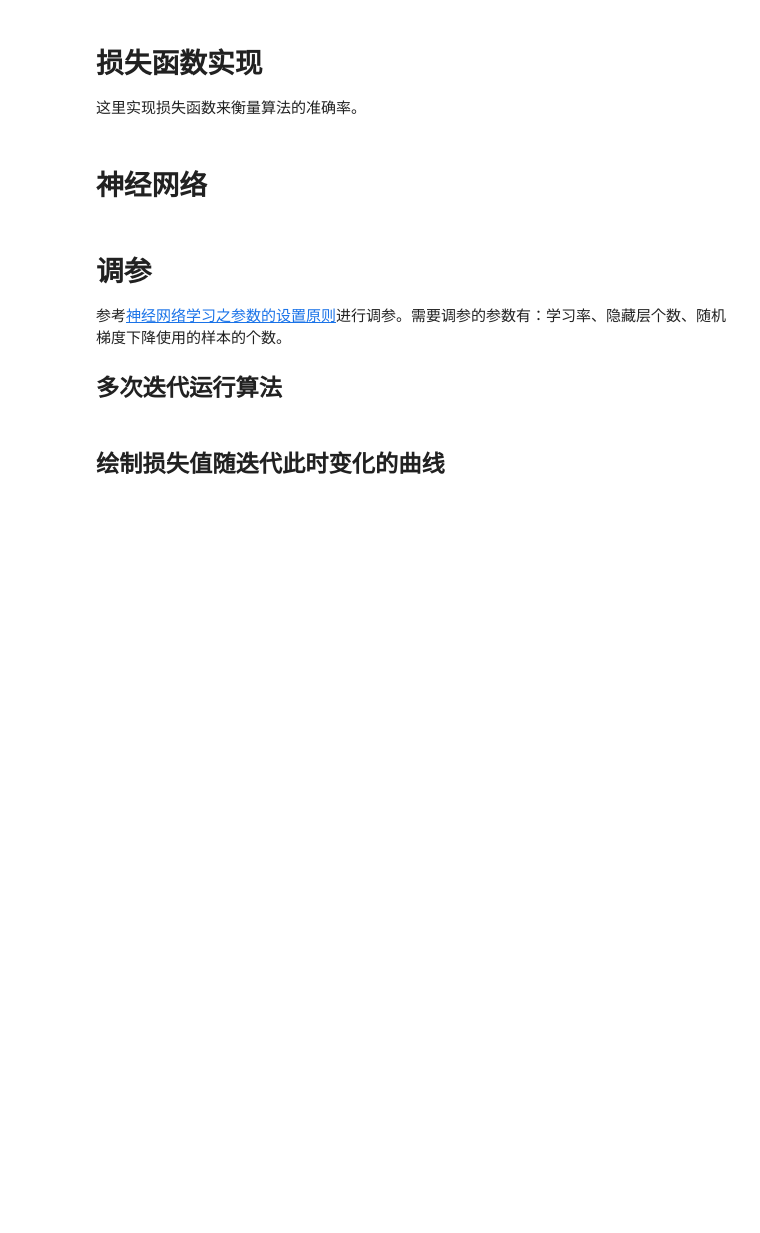
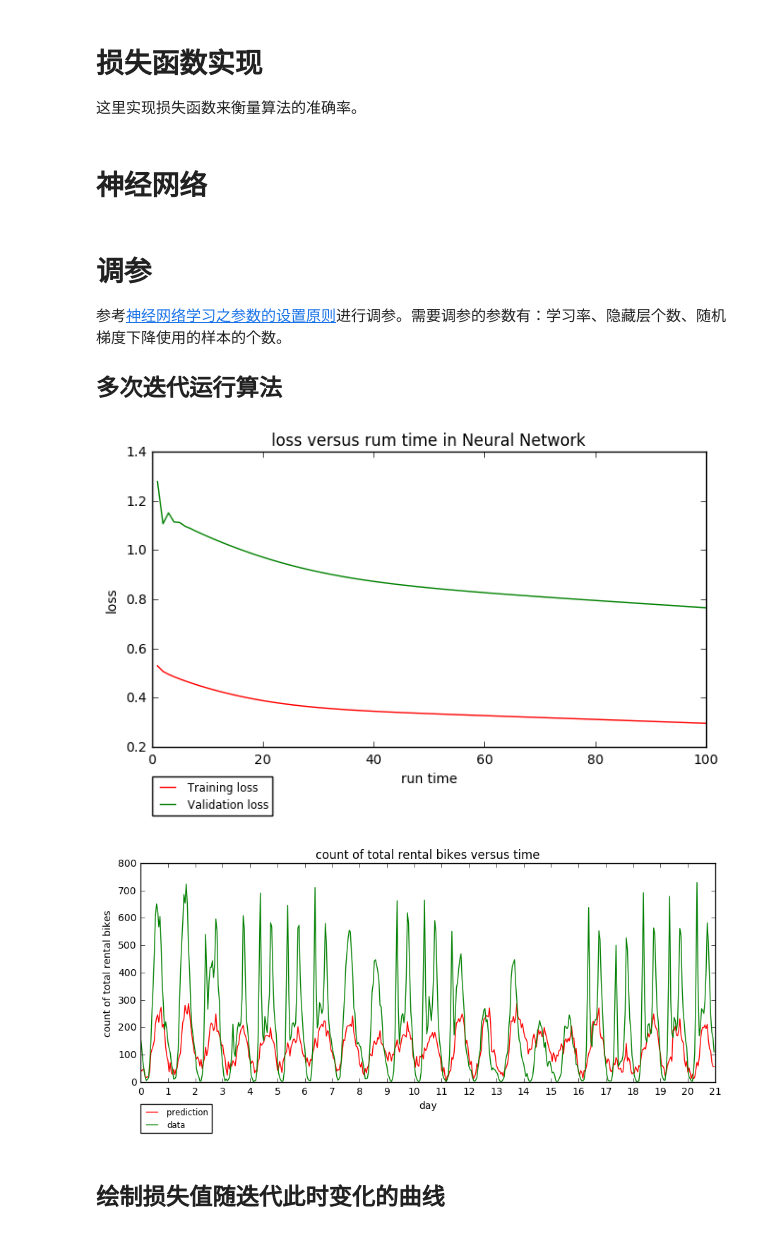
Before and after one commit to linzch3/Open-Course-Learning, a Jupyter notebook: A04.Artificial Intelligence - SYSU - RYH/Project/regression/Regression - BPNN - step 1 - use normalized data.ipynb, the cells around one changed output. Saved outputs shown, nothing was run; the diff lists cells and outputs as text; code cells hidden in the pictures; blank space fills up the shorter version.

```diff
--- a/A04.Artificial Intelligence - SYSU - RYH/Project/regression/Regression - BPNN - step 1 - use normalized data.ipynb
+++ b/A04.Artificial Intelligence - SYSU - RYH/Project/regression/Regression - BPNN - step 1 - use normalized data.ipynb
@@ -60,0 +65,6 @@ pd.concat([DF(trainSetLabel).describe(), DF(validateSetLabel).describe()], axis=
+# %%
+num = 21*24 # 数据个数
+last21Days_range = np.arange(num) #样本范围
+last21Days_features, last21Days_labels_origin = validateSet[-num:], validateSetLabel[-num:]
+
+last21Days_labels_origin.shape, last21Days_range.shape
@@ -192,27 +179,39 @@ assert(np.allclose(predict_test, labels_test))
 ## 多次迭代运行算法
 # %%
 ### 需调参的参数 ###
-learning_rate = 0.4
-n_hidden = 8
+learning_rate = 0.3
+n_hidden = 15
 SGD_batch_size = -1
 ### 不需调参的参数 ###
 n_output = 1
 n_input = trainSet.shape[1]
 
 network = NeuralNetwork(n_input, n_hidden, n_output, learning_rate, SGD_batch_size)
 
-runTime = 300
+runTime = 100
 testRange = range(1, runTime+1)
 trainLosses, validationLosses = np.zeros(runTime), np.zeros(runTime)
 for i in tnrange(runTime):
     #使用数据训练算法
     network.fit(trainSet, trainSetLabel)
     #得到算法对 训练集 和 验证集 的预测标签
     trainPredictLabel = network.apply(trainSet).T
     validPredictLabel = network.apply(validateSet).T
     #计算 损失值 并 保存 损失值结果
     trainLosses[i] = calcLoss(trainPredictLabel, trainSetLabel)
     validationLosses[i] = calcLoss(validPredictLabel, validateSetLabel)
+
+show_loss_fig(testRange, trainLosses, validationLosses)
+#使用算法进行预测
+last21Days_predicts = network.apply(last21Days_features)
+#还原归一化后的数据
+last21Days_predicts = (last21Days_predicts.flatten()*std_of_cnt + mean_of_cnt).astype('int64')
+last21Days_labels = (last21Days_labels_origin.flatten()*std_of_cnt + mean_of_cnt).astype('int64')
+
+show_last21Days_fig(last21Days_range, last21Days_predicts, last21Days_labels)
+# %% [output]
+[figure, added]
+[figure, added]
 # %% [markdown]
 ## 绘制损失值随迭代此时变化的曲线
 # %%
```
Also changed, not shown: parts of 11 cells of this notebook, 3 other files.
